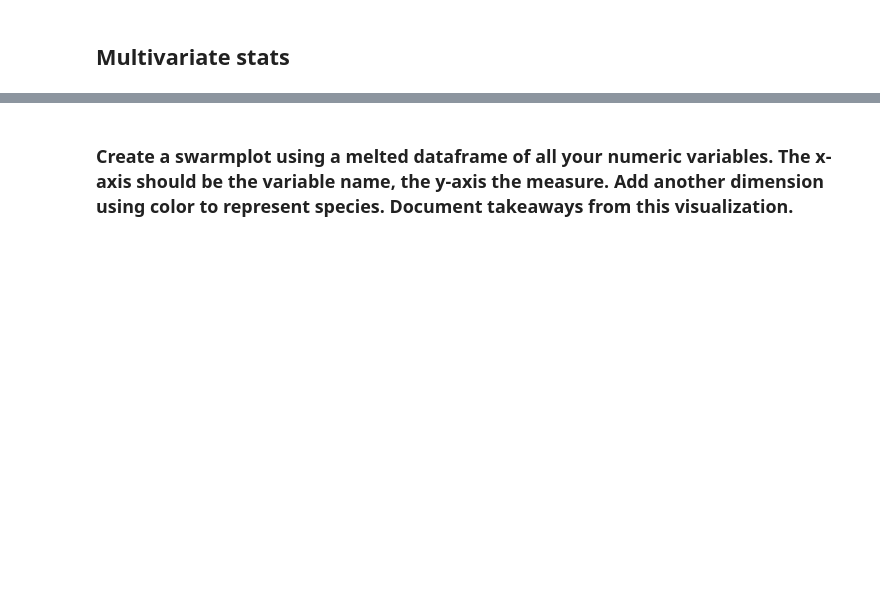
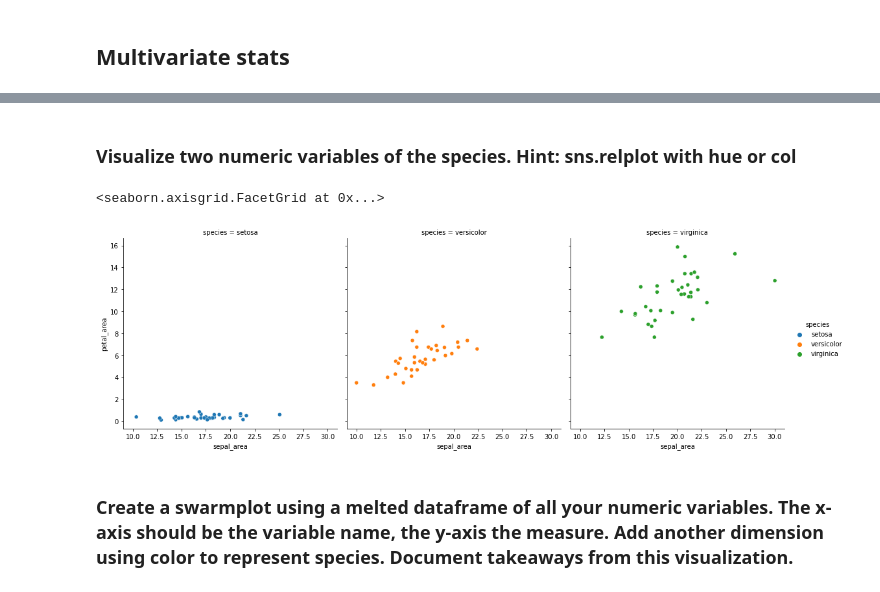
Before and after one commit to cristinalucin/classification-exercises, a Jupyter notebook: classification_exercises.ipynb, the cells around one changed output, grey strips where cells are left out. Saved outputs shown, nothing was run; the diff lists cells and outputs as text; code cells hidden in the pictures; blank space fills up the shorter version.

```diff
--- a/classification_exercises.ipynb
+++ b/classification_exercises.ipynb
@@ -719,3 +1069,10 @@ plt.show()
+# %% [markdown]
+### Visualize two numeric variables of the species. Hint: sns.relplot with hue or col
+# %%
+sns.relplot(data=train_iris, x='sepal_area', y='petal_area', kind='scatter', hue='species', col='species')
+# %% [output]
+<seaborn.axisgrid.FacetGrid at 0x...>
+[figure, added]
 # %% [markdown]
 ### Create a swarmplot using a melted dataframe of all your numeric variables. The x-axis should be the variable name, the y-axis the measure. Add another dimension using color to represent species. Document takeaways from this visualization.
 # %%
```
Also changed, not shown: parts of 157 cells of this notebook.
